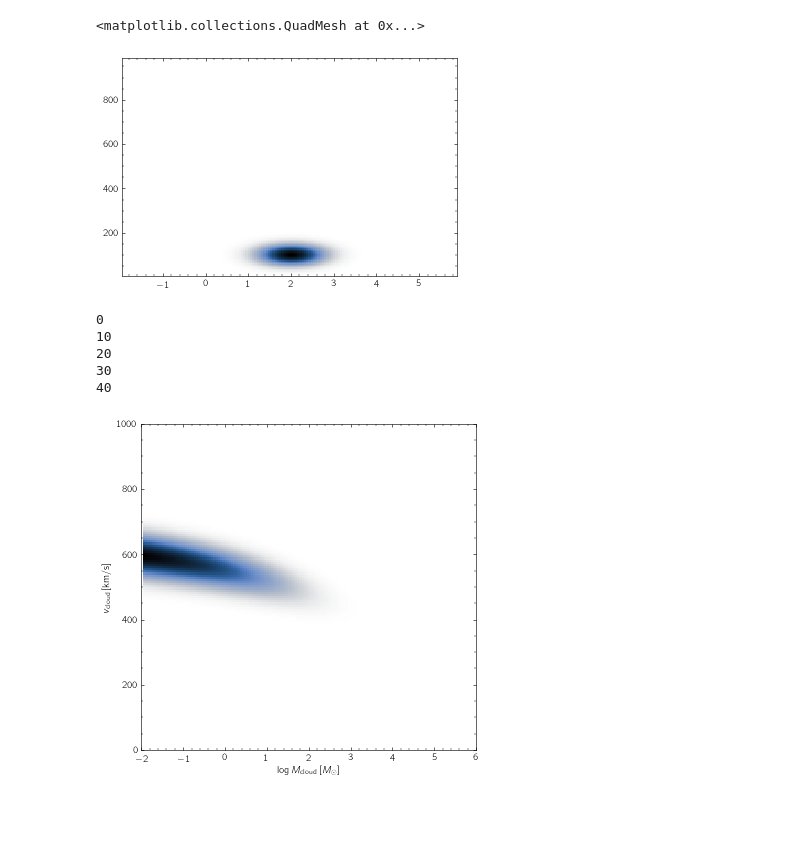
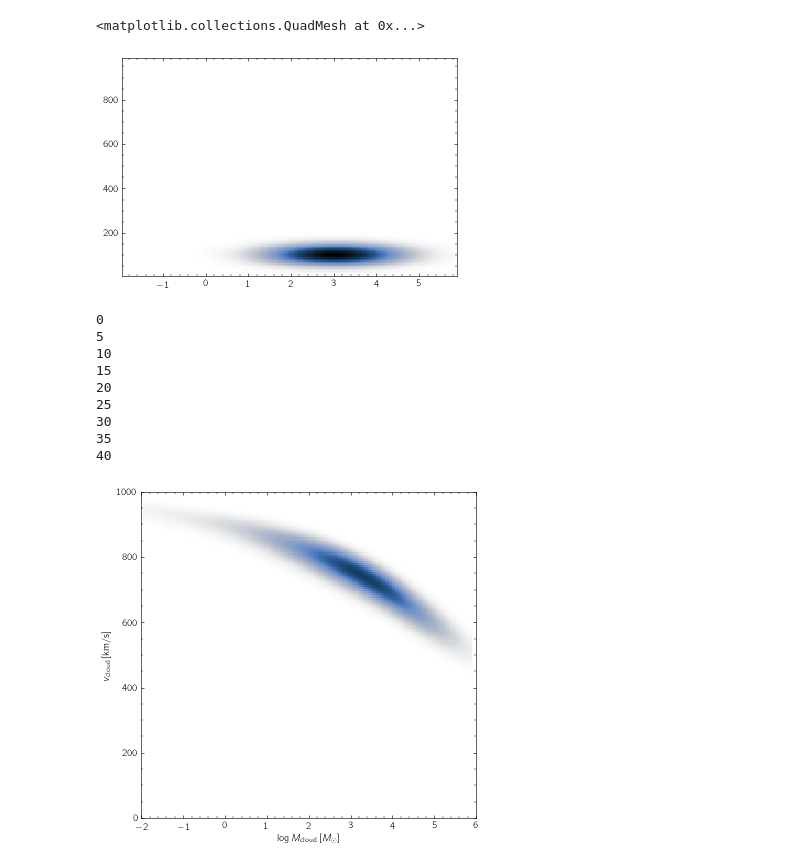
Before and after one commit to kc3058/MultiphaseGasCloud, a Jupyter notebook: SteadyState.ipynb, the cells around one changed output. Saved outputs shown, nothing was run; the diff lists cells and outputs as text; code cells hidden in the pictures; blank space fills up the shorter version.

```diff
--- a/SteadyState.ipynb
+++ b/SteadyState.ipynb
@@ -270,13 +329,13 @@ M_max = 6
 M_min = -2
 
 
-(mf,mbin,dm_b, dm_f)=pseudo_lognormal(M_min, M_max, ncells_M, 2, 0.5, Msun)
+(mf,mbin,dm_b, dm_f)=pseudo_lognormal(M_min, M_max, ncells_M, 3, 1, Msun)
 (vf,vbin,dv_b, dv_f)=normal(v_min, v_max, ncells_v, 100,30,km)
 phase = np.outer(vf,mf)
 plt.pcolormesh(np.log10(mbin/Msun),vbin/km,phase, cmap=palettable.scientific.sequential.Oslo_20_r.mpl_colormap)
 # %% [output]
 <matplotlib.collections.QuadMesh at 0x...>
-[figure, old version]
+[figure, new version]
 # %%
 dr = 100 * pc
 steps= 41
@@ -285,7 +344,7 @@ M0 = 1e2 * Msun
 v0 = 100 * km
 r_cloud     = (M0 / (rho*100))**(1/3.)
 v_turb = f_turb0*(v-v0)
-t_cool_layer = r_cloud / v_turb / 10**-2
+t_cool_layer = r_cloud / v_turb / 10**-0.5
 #t_cool_layer = 0.2  * Myr
 
 indices = [(i,j) for j in range(ncells_v) for i in range(ncells_M)]
@@ -303,33 +362,37 @@ for i_time in range(steps):
     v_pos_band = np.array([np.where(vdot>0, 0, vdot/dv_f[v]) for (_,v,_,vdot) in dot])*dr
     v_neg_band = np.array([np.where(vdot>0, vdot/dv_b[v], 0) for (_,v,_,vdot) in dot])*dr
 
     # zero out location to avoid wrapping around
     M_neg_band = np.array([np.where(i%ncells_M==0, 0, M_neg_band[i]) for i in range(len(M_neg_band))])
     M_pos_band = np.concatenate([[0],M_pos_band])
     M_pos_band = np.array([np.where(i%ncells_M==0, 0, M_pos_band[i]) for i in range(len(M_pos_band))])
     M_pos_band = M_pos_band[1:]
 
     diagonal = 1 + v_neg_band - v_pos_band - M_pos_band + M_neg_band
     v_pos_band = v_pos_band[:-ncells_M]
     M_pos_band = M_pos_band[:-1]
     M_neg_band = -M_neg_band[1:]
     v_neg_band = -v_neg_band[ncells_M:]
     A = diags([v_pos_band, M_pos_band, diagonal, M_neg_band, v_neg_band],[ncells_M, 1, 0,-1,-ncells_M])
 
     fn = spsolve(A,fn)
 
-    if i_time % 10 == 0:
+    if i_time % 5 == 0:
 #    if True:
-        plt.pcolormesh(np.log10(mbin/Msun),vbin/km,np.reshape(fn,(ncells_M,ncells_v)), cmap=palettable.scientific.sequential.Oslo_20_r.mpl_colormap)
+        plt.pcolormesh(np.log10(mbin/Msun),vbin/km,np.reshape(fn,(ncells_M,ncells_v)), cmap=palettable.scientific.sequential.Oslo_20_r.mpl_colormap, vmin=0, vmax=1.2e-9)
         plt.xlabel(r'$\log M_{\rm cloud}\, [M_\odot]$')
         plt.ylabel(r'$v_{\rm cloud}\, [{\rm km/s}]$')
         plt.xlim((M_min,M_max))
         plt.ylim((v_min,v_max))
         print(i_time)
 # %% [output]
 0
+5
 10
+15
 20
+25
 30
+35
 40
-[figure, old version]
+[figure, new version]
```
Also changed, not shown: parts of 2 cells of this notebook.
